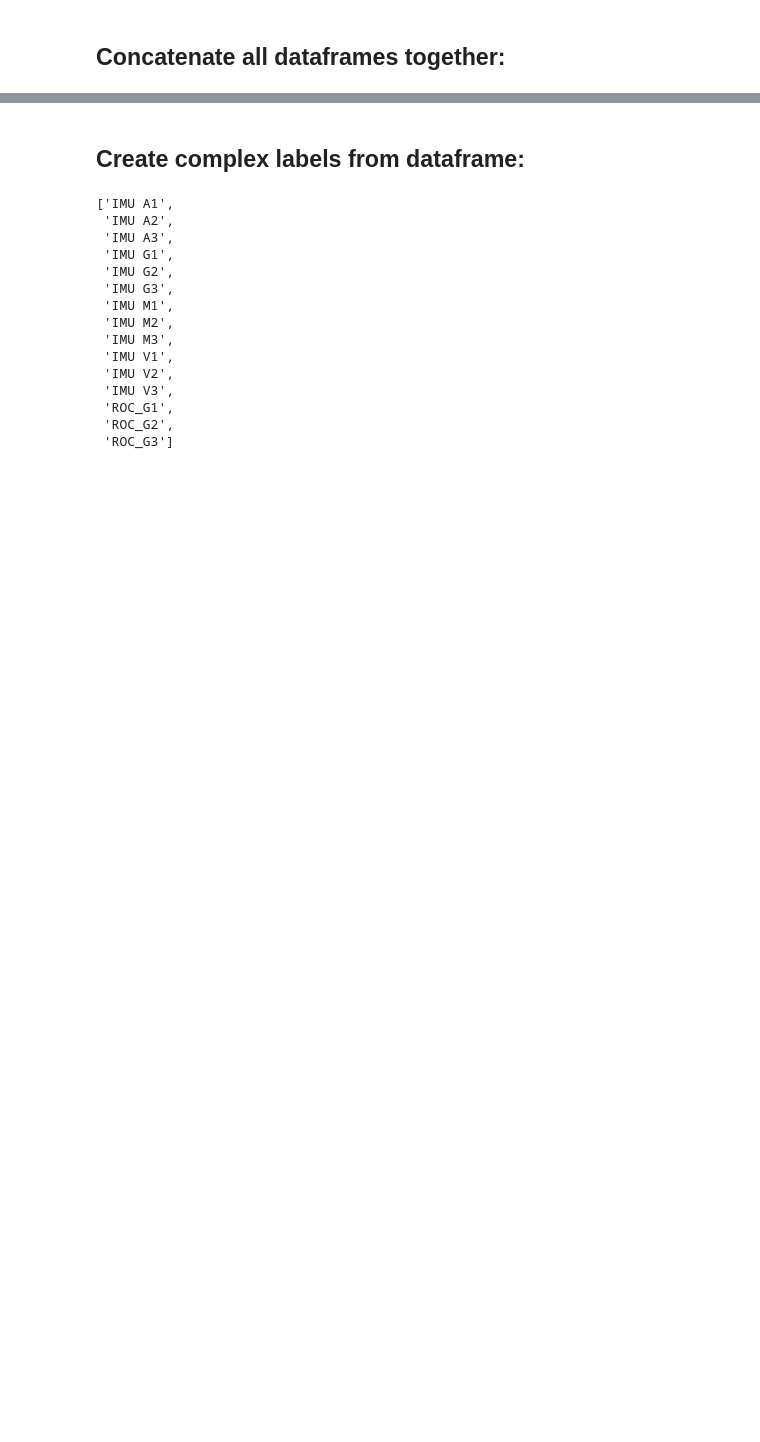
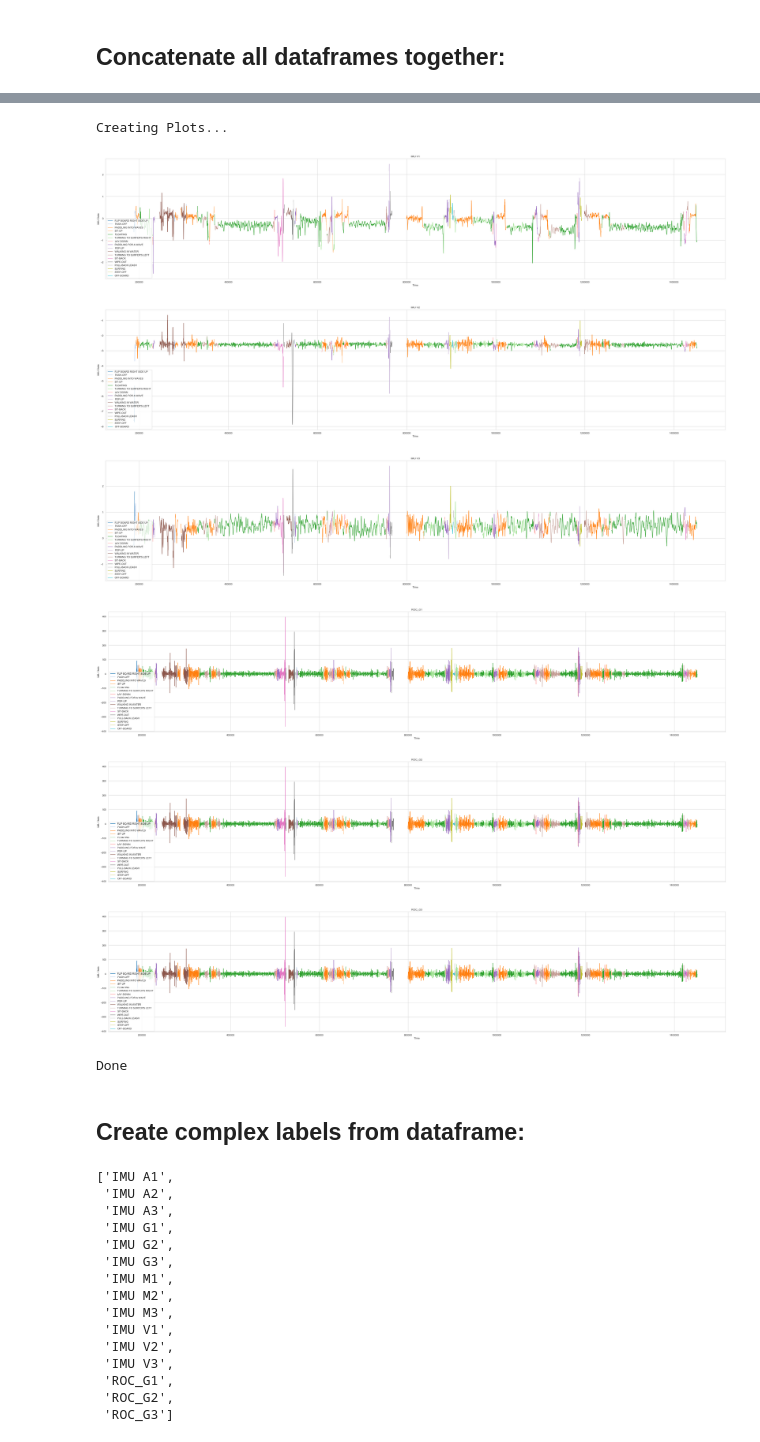
Before and after one commit to pjsimmon/CSE_199H-ML-Predicting-Surfer-Motion, a Jupyter notebook: Concatenated_Features_Multiclass_LR.ipynb, the cells around one changed output, grey strips where cells are left out. Cells and saved outputs as stored; diff of their text form; code cells hidden in the pictures; blank space fills up the shorter version.

```diff
--- a/Concatenated_Features_Multiclass_LR.ipynb
+++ b/Concatenated_Features_Multiclass_LR.ipynb
@@ -726,3 +880,26 @@ Printing dataframe...
+# %%
+#For plotting, just comment out the "concatenation" lines.
+
+#Need to clear kernel and then only run all above so that it plots on axes directly below, rather than on another plot
+print("Creating Plots...")
+createPlot(df3_complex,'IMU V1')
+createPlot(df4_complex,'IMU V2')
+createPlot(df3_complex,'IMU V3')
+createPlot(df3_complex,'ROC_G1')
+createPlot(df3_complex,'ROC_G2')
+createPlot(df3_complex,'ROC_G3')
+
+
+print("Done")
+# %% [output]
+Creating Plots...
+[figure, added]
+[figure, added]
+[figure, added]
+[figure, added]
+[figure, added]
+[figure, added]
+Done
 # %% [markdown]
 ## Create complex labels from dataframe:
 # %%
```
Also changed, not shown: parts of 15 cells of this notebook, 2 other files.
